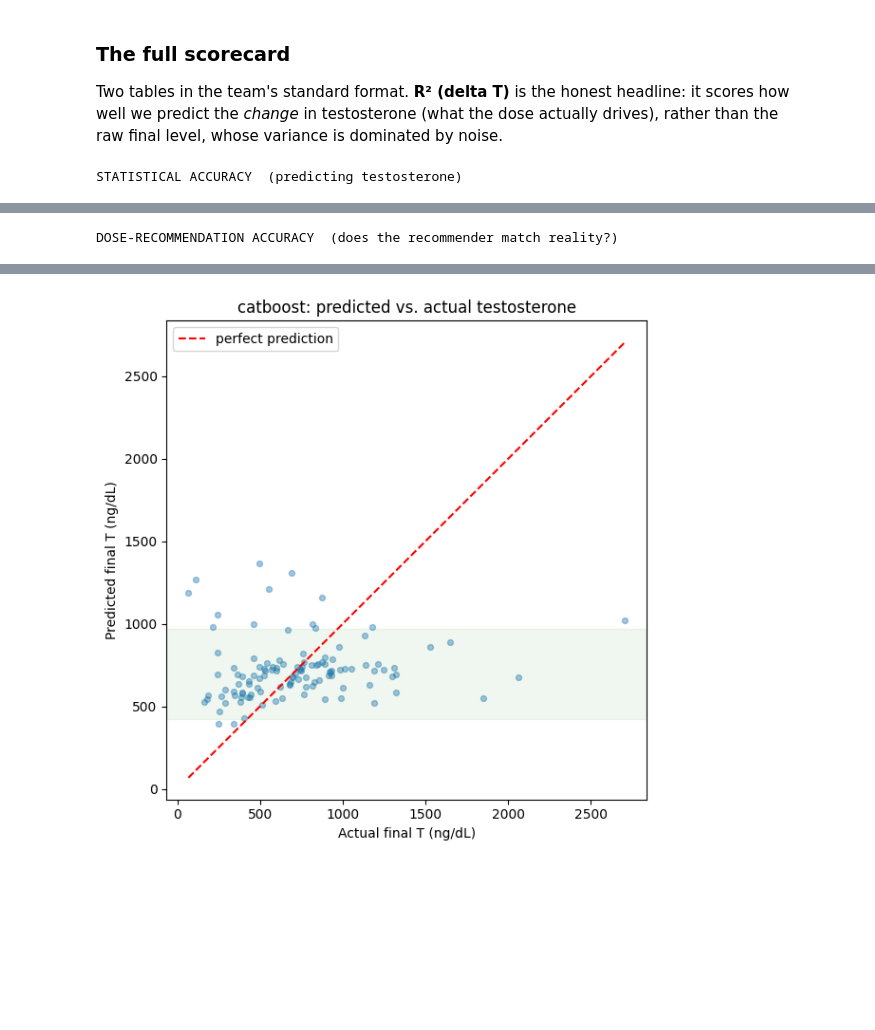
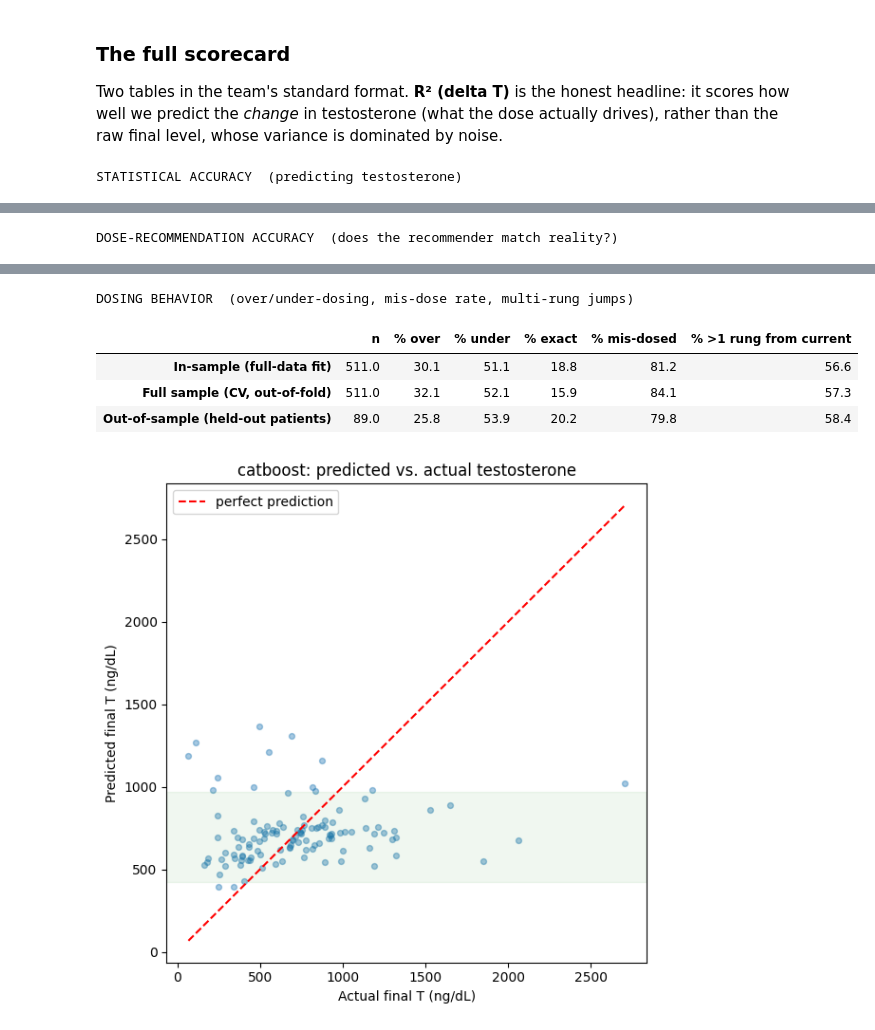
Before and after one commit to Atharv-R/Jatenzo-Dosing-Model, a Jupyter notebook: Model-Pipeline-Blueprint/notebooks/03_CatBoost_model.ipynb, the cells around one changed output, grey strips where cells are left out. Cells and saved outputs as stored; diff of their text form; code cells hidden in the pictures; blank space fills up the shorter version.

```diff
--- a/Model-Pipeline-Blueprint/notebooks/03_CatBoost_model.ipynb
+++ b/Model-Pipeline-Blueprint/notebooks/03_CatBoost_model.ipynb
@@ -124,26 +124,33 @@ Two tables in the team's standard format. **R² (delta T)** is the honest headli
 # %%
 # The team's standard scorecard (two tables). R2 (delta T) is the honest read - it scores
 # predicting the CHANGE in testosterone, which is what the model actually influences.
 import report as report_mod
 cfg_min = {"data": {"source": "file", "abt_path": os.path.join(REPO, "data", "abt.csv")},
            "model": {"name": "outcome_t", "engine": ENGINE, "features": FEATURES,
                      "hyperparameters": {"n_estimators": 400, "learning_rate": 0.05, "max_depth": 3}},
            "experiment": {"seed": 42}}
-stat, rec = report_mod.build_report(cfg_min)
+stat, rec, beh = report_mod.build_report(cfg_min)
 print("STATISTICAL ACCURACY  (predicting testosterone)")
 display(stat.round(3))
 print("DOSE-RECOMMENDATION ACCURACY  (does the recommender match reality?)")
 display(rec.round(1))
+print("DOSING BEHAVIOR  (over/under-dosing, mis-dose rate, multi-rung jumps)")
+display(beh.round(1))
 # %% [output]
 STATISTICAL ACCURACY  (predicting testosterone)
 |  | n | R2 (final T) | R2 (delta T) | RMSE | MAE | MSE | % within 150 |
 | In-sample (full-data fit) | 511.0 | 0.541 | 0.801 | 268.613 | 207.451 | 72153.198 | 42.661 |
 | Out-of-sample (CV, out-of-fold) | 422.0 | 0.102 | 0.570 | 373.799 | 268.463 | 139725.797 | 35.071 |
 | Out-of-sample (held-out patients) | 89.0 | -0.059 | 0.675 | 416.985 | 291.868 | 173876.707 | 35.955 |
 DOSE-RECOMMENDATION ACCURACY  (does the recommender match reality?)
 |  | n | Exact % | Within 1 step % | n (clean) | Exact % (clean) | Within 1 step % (clean) |
 | In-sample (production model, full... | 511.0 | 18.8 | 45.6 | 498.0 | 17.7 | 45.0 |
 | Out-of-sample (held-out patients) | 89.0 | 20.2 | 43.8 | 86.0 | 18.6 | 43.0 |
+DOSING BEHAVIOR  (over/under-dosing, mis-dose rate, multi-rung jumps)
+|  | n | % over | % under | % exact | % mis-dosed | % >1 rung from current |
+| In-sample (full-data fit) | 511.0 | 30.1 | 51.1 | 18.8 | 81.2 | 56.6 |
+| Full sample (CV, out-of-fold) | 511.0 | 32.1 | 52.1 | 15.9 | 84.1 | 57.3 |
+| Out-of-sample (held-out patients) | 89.0 | 25.8 | 53.9 | 20.2 | 79.8 | 58.4 |
 # %%
 # Picture: predicted vs. actual final testosterone. Closer to the diagonal line = better.
 fig, ax = plt.subplots(figsize=(6, 6))
```
Also changed, not shown: 5 other files.
